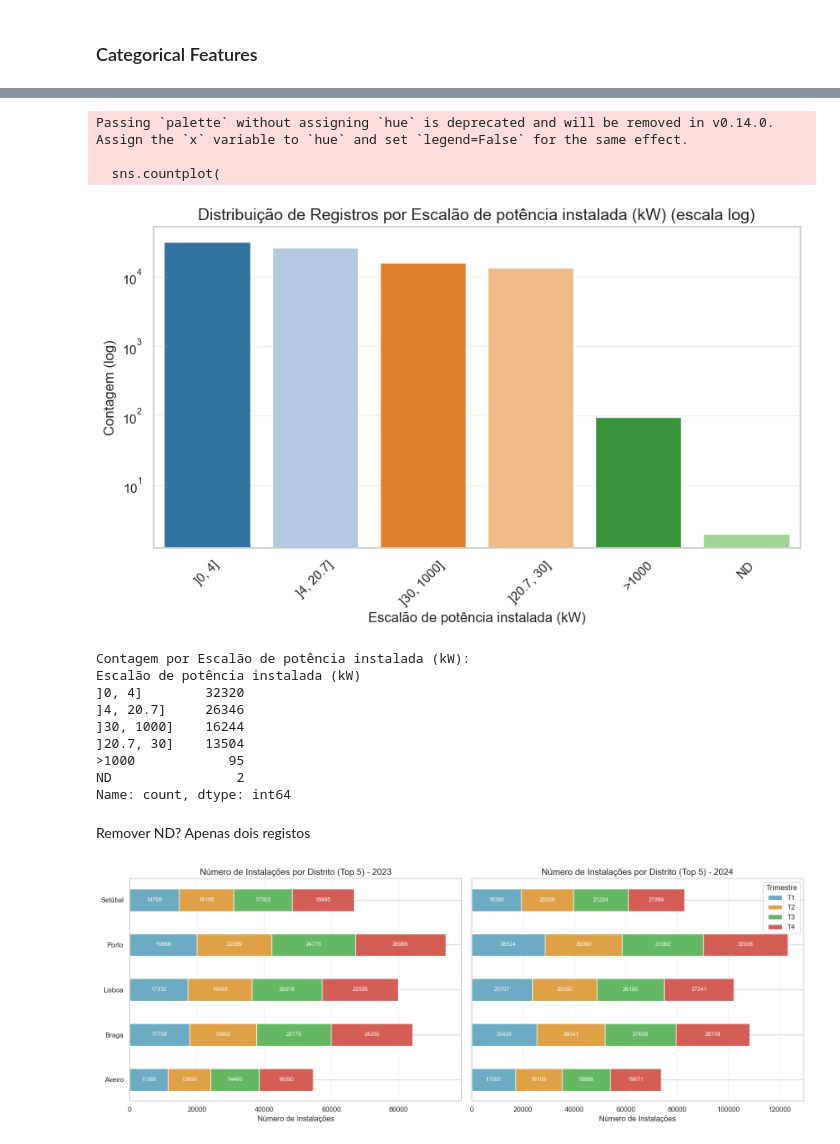
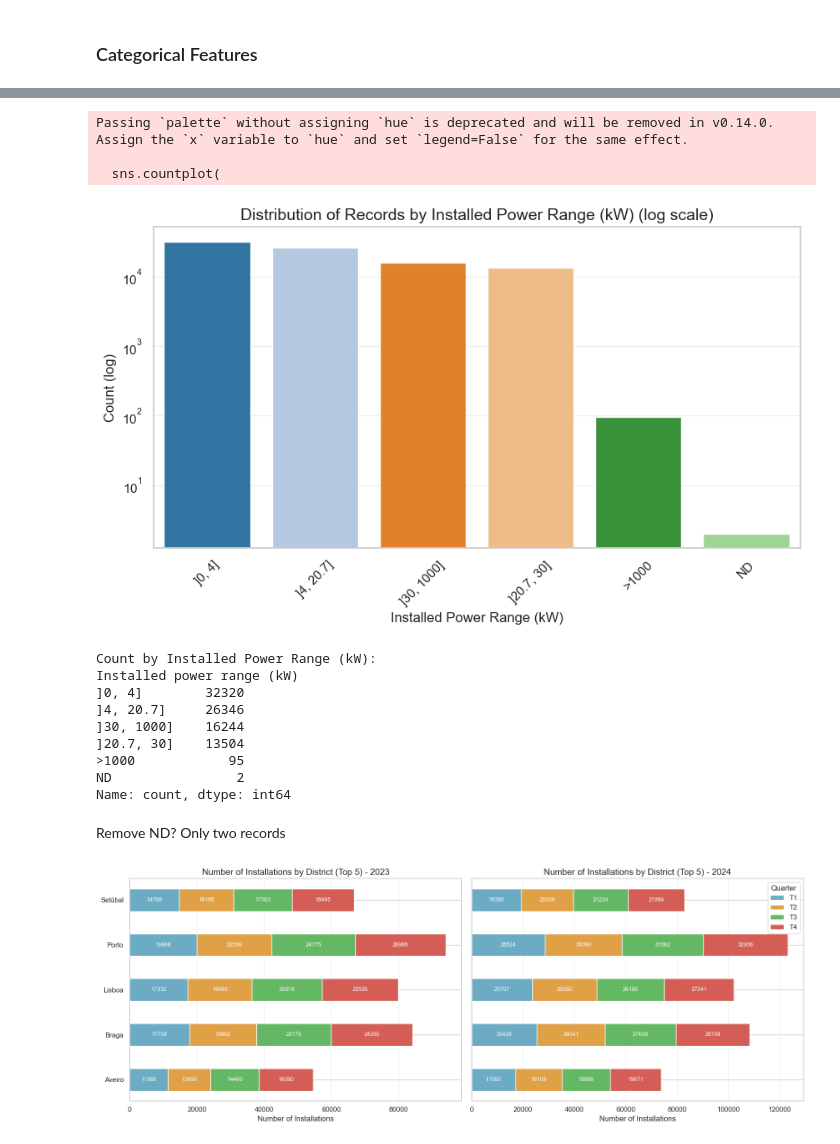
Before and after one commit to Mariana-rc01/WattWise, a Jupyter notebook: iara_notebook.ipynb, the cells around one changed output, grey strips where cells are left out. Saved outputs shown, nothing was run; the diff lists cells and outputs as text; code cells hidden in the pictures.

```diff
--- a/iara_notebook.ipynb
+++ b/iara_notebook.ipynb
@@ -427,0 +544,3 @@ plt.show()
+# %%
+# Transform Total Installed Power using log10
+df['LogPower'] = np.log10(df['Total installed power (kW)'] + 1e-3)  # add small epsilon to avoid log(0)
@@ -567,33 +1278,35 @@ Passing `palette` without assigning `hue` is deprecated and will be removed in v
 # %%
 sns.set(style='whitegrid')
-escalao_counts = df['Escalão de potência instalada (kW)'].value_counts()
+power_range_counts = df['Installed power range (kW)'].value_counts()
 
 plt.figure(figsize=(10, 5))
 sns.countplot(
     data=df,
-    x='Escalão de potência instalada (kW)',
+    x='Installed power range (kW)',
     palette='tab20',
-    order=escalao_counts.index
+    order=power_range_counts.index
 )
 plt.yscale('log')
-plt.title('Distribuição de Registros por Escalão de potência instalada (kW) (escala log)', fontsize=14)
-plt.ylabel('Contagem (log)')
-plt.xlabel('Escalão de potência instalada (kW)')
+plt.title('Distribution of Records by Installed Power Range (kW) (log scale)', fontsize=14)
+plt.ylabel('Count (log)')
+plt.xlabel('Installed Power Range (kW)')
 plt.xticks(rotation=45)
 plt.grid(alpha=0.3, axis='y')
 plt.show()
 # %% [output]
 Passing `palette` without assigning `hue` is deprecated and will be removed in v0.14.0. Assign the `x` variable to `hue` and set `legend=False` for the same effect.
 
   sns.countplot(
-[figure, old version]
+[figure, new version]
 # %%
-escalao_counts = df['Escalão de potência instalada (kW)'].value_counts()
-print("Contagem por Escalão de potência instalada (kW):")
-print(escalao_counts)
+# Count values per Installed Power Range
+power_range_counts = df['Installed power range (kW)'].value_counts()
+
+print("Count by Installed Power Range (kW):")
+print(power_range_counts)
 # %% [output]
-Contagem por Escalão de potência instalada (kW):
-Escalão de potência instalada (kW)
+Count by Installed Power Range (kW):
+Installed power range (kW)
 ]0, 4]        32320
 ]4, 20.7]     26346
 ]30, 1000]    16244
@@ -602,7 +1315,7 @@ Escalão de potência instalada (kW)
 ND                2
 Name: count, dtype: int64
 # %% [markdown]
-Remover ND? Apenas dois registos
+Remove ND? Only two records
 # %%
 sns.set(style='whitegrid')
 
```
Also changed, not shown: parts of 75 cells of this notebook.
